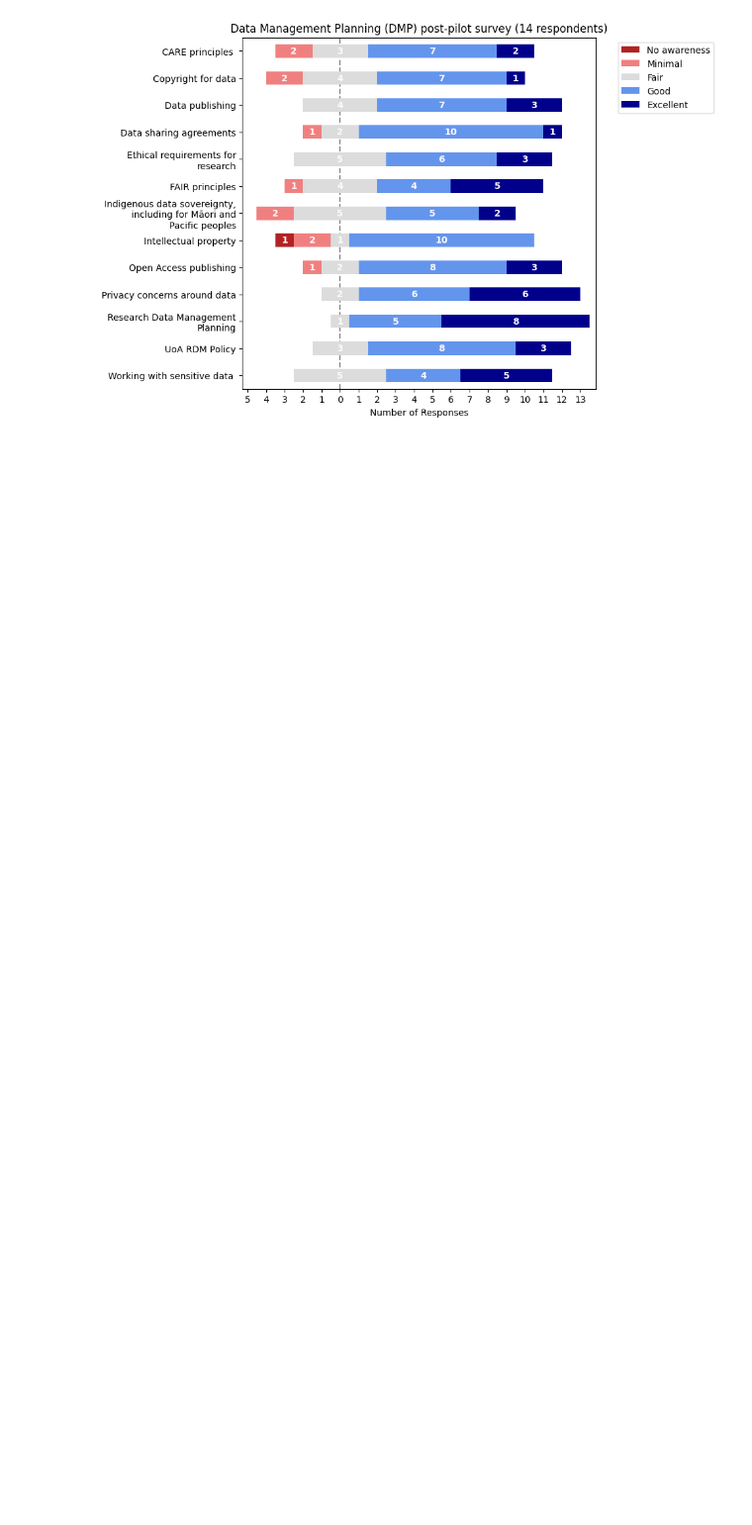
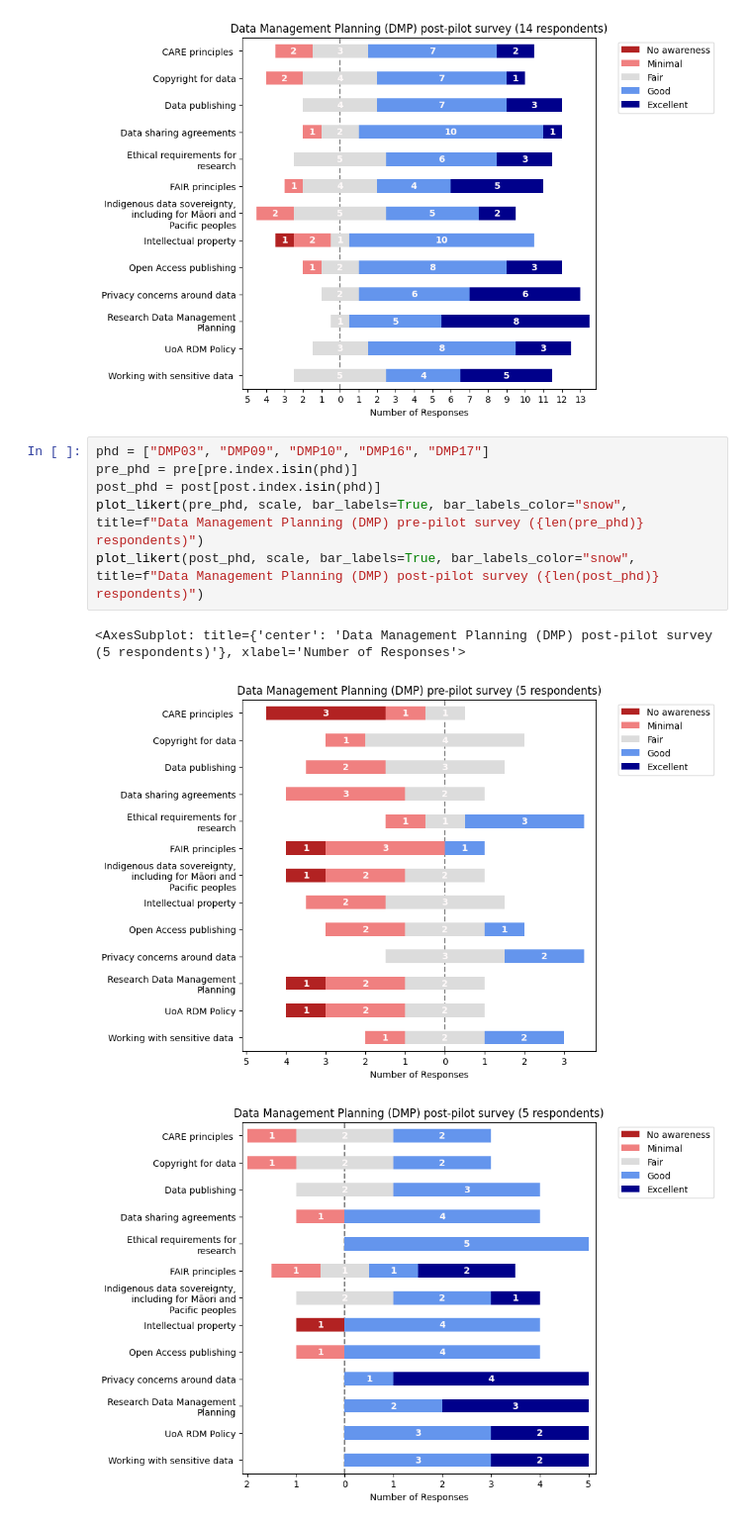
Before and after one commit to UoA-eResearch/likert, a Jupyter notebook: likert.ipynb, the cells around one changed output. Shown at 99% size. Drawn from its saved outputs; the diff is of its cells as text; blank space fills up the shorter version.

```diff
--- a/likert.ipynb
+++ b/likert.ipynb
@@ -59,3 +59,13 @@ plot_likert(post, scale, bar_labels=True, bar_labels_color="snow", title=f"Data
 [figure]
 [figure]
 [figure]
+# %%
+phd = ["DMP03", "DMP09", "DMP10", "DMP16", "DMP17"]
+pre_phd = pre[pre.index.isin(phd)]
+post_phd = post[post.index.isin(phd)]
+plot_likert(pre_phd, scale, bar_labels=True, bar_labels_color="snow", title=f"Data Management Planning (DMP) pre-pilot survey ({len(pre_phd)} respondents)")
+plot_likert(post_phd, scale, bar_labels=True, bar_labels_color="snow", title=f"Data Management Planning (DMP) post-pilot survey ({len(post_phd)} respondents)")
+# %% [output]
+<AxesSubplot: title={'center': 'Data Management Planning (DMP) post-pilot survey (5 respondents)'}, xlabel='Number of Responses'>
+[figure, added]
+[figure, added]
```
